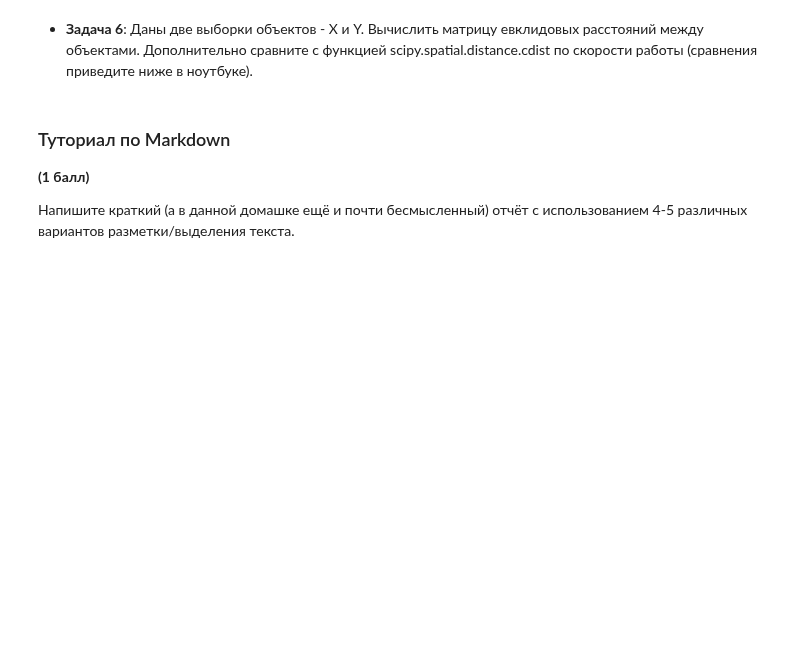
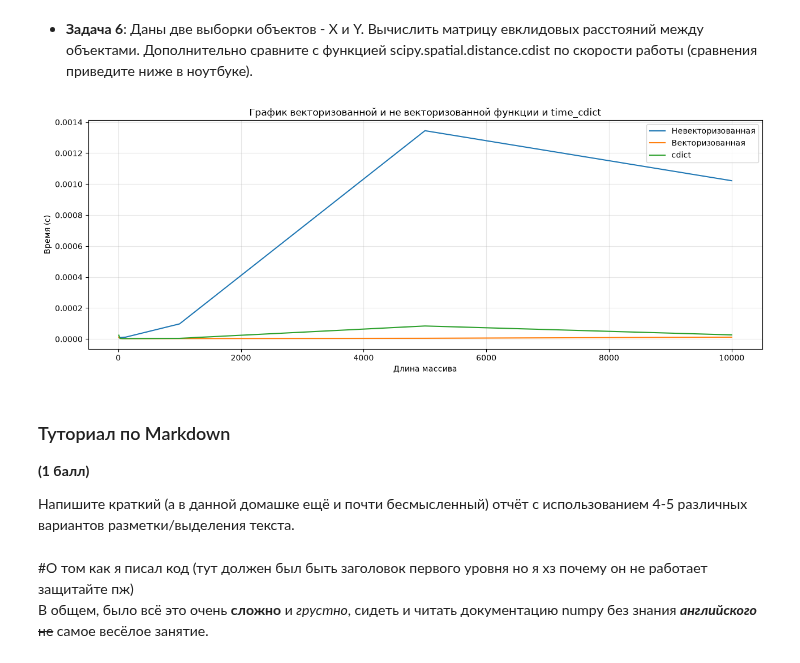
Before and after one commit to Xsemka/ml_lessons, a Jupyter notebook: task_numpy/task_numpy_practice.ipynb, the cells around one changed output. Cells and saved outputs as stored; diff of their text form; code cells hidden in the pictures; blank space fills up the shorter version.

Commit message:
выполнены все задачи task_numpy

```diff
--- a/task_numpy/task_numpy_practice.ipynb
+++ b/task_numpy/task_numpy_practice.ipynb
@@ -193,8 +257,47 @@ reload_solution_modules()
 * __Задача 6__: Даны две выборки объектов - X и Y. Вычислить матрицу евклидовых расстояний между объектами. Дополнительно сравните с функцией scipy.spatial.distance.cdist по скорости работы (сравнения приведите ниже в ноутбуке).
 # %%
 reload_solution_modules()
+time_non_vectorized = []
+time_vectorized = []
+time_cdict = []
+data_size = [10, 30, 70, 120, 1000, 5000, 10000]
+for n in data_size:
+    x = np.random.randint(0, 10, n) + np.random.random(n)
+    y = np.random.randint(0, 10, n) + np.random.random(n)
 
-# code here
+
+    time_start = time.time()
+    functions_vectorized.pairwise_distance(x, y)
+    time_finish = time.time()
+    time_vectorized.append(time_finish-time_start)
+
+    time_start = time.time()
+    functions.pairwise_distance(x.tolist(), y.tolist())
+    time_finish = time.time()
+    time_non_vectorized.append(time_finish-time_start)
+
+    time_start = time.time()
+    cdist([x], [y])
+    time_finish = time.time()
+    time_cdict.append(time_finish-time_start)
+
+
+
+figure, axis = plt.subplots(1, 1, figsize=(13, 5))
+
+axis.plot(data_size, time_non_vectorized, label="Невекторизованная")
+axis.plot(data_size, time_vectorized, label="Векторизованная")
+axis.plot(data_size, time_cdict, label="cdict")
+axis.set_title("График векторизованной и не векторизованной функции и time_cdict")
+axis.set_xlabel("Длина массива")
+axis.set_ylabel("Время (с)")
+axis.grid(True, alpha=0.3)
+axis.legend()
+
+figure.tight_layout()
+plt.show()
+# %% [output]
+[figure, added]
 # %% [markdown]
 ### Туториал по Markdown
 
@@ -205,0 +307,3 @@ __(1 балл)__
+# %% [markdown]
+#О том как я писал код (тут должен был быть заголовок первого уровня но я хз почему он не работает защитайте пж)
+В общем, было всё это очень **сложно** и *грустно*, сидеть и читать документацию numpy без знания ***английского*** ~~не~~ самое весёлое занятие.
```
Also changed, not shown: parts of 4 cells of this notebook, 2 other files.
